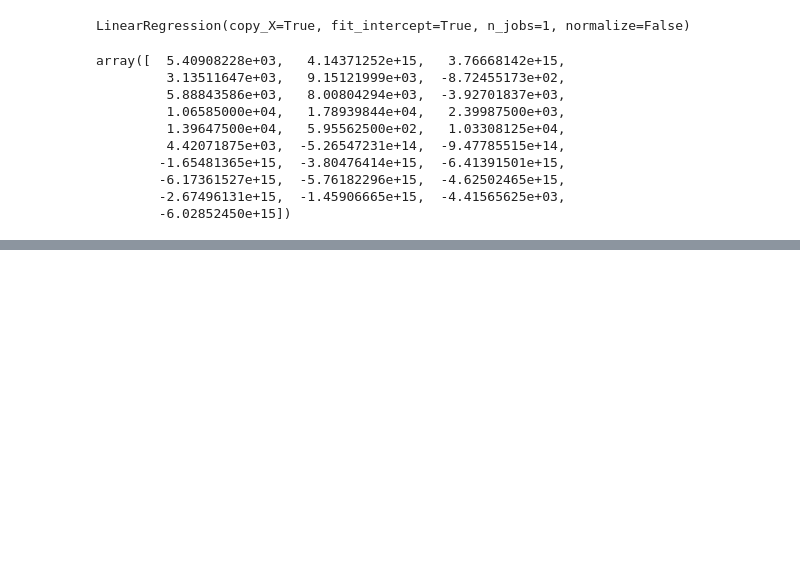
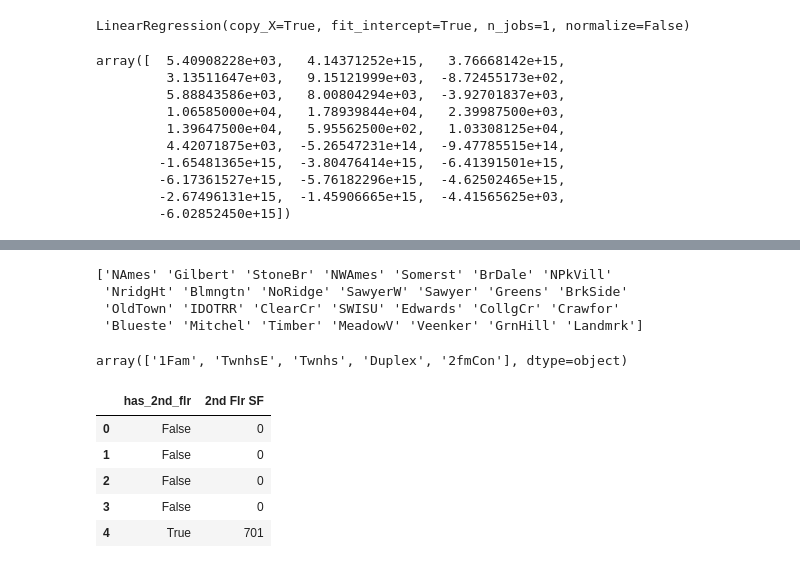
Before and after one commit to Brionnic/sturdy-umbrella, a Jupyter notebook: notebooks/Ames_Housing_Prices_Regression_Ensemble.ipynb, the cells around one changed output, grey strips where cells are left out. Cells and saved outputs as stored; diff of their text form; code cells hidden in the pictures; blank space fills up the shorter version.

```diff
--- a/notebooks/Ames_Housing_Prices_Regression_Ensemble.ipynb
+++ b/notebooks/Ames_Housing_Prices_Regression_Ensemble.ipynb
@@ -657,0 +936,39 @@ array([  5.40908228e+03,   4.14371252e+15,   3.76668142e+15,
+# %%
+print raw_data.loc[:,"Neighborhood"].unique()
+boink = pd.get_dummies(raw_data.loc[:,"Neighborhood"])
+keys = boink.keys()
+new_keys = ["neigh_" + key.lower() for key in keys]
+boink.columns = new_keys
+# %% [output]
+['NAmes' 'Gilbert' 'StoneBr' 'NWAmes' 'Somerst' 'BrDale' 'NPkVill'
+ 'NridgHt' 'Blmngtn' 'NoRidge' 'SawyerW' 'Sawyer' 'Greens' 'BrkSide'
+ 'OldTown' 'IDOTRR' 'ClearCr' 'SWISU' 'Edwards' 'CollgCr' 'Crawfor'
+ 'Blueste' 'Mitchel' 'Timber' 'MeadowV' 'Veenker' 'GrnHill' 'Landmrk']
+# %%
+raw_data.loc[:,"Bldg Type"].unique()
+
+def dummify(column, col_text):
+    '''
+    take in categorical column and convert it to flagged dummy columns
+    '''
+    boink = pd.get_dummies(raw_data.loc[:,column])
+    keys = boink.keys()
+    new_keys = [col_text + key.lower() for key in keys]
+    boink.columns = new_keys
+# %% [output]
+array(['1Fam', 'TwnhsE', 'Twnhs', 'Duplex', '2fmCon'], dtype=object)
+# %%
+raw_data.loc[:,"has_2nd_flr"] = raw_data.loc[:,"2nd Flr SF"] != 0
+
+temp = raw_data["has_2nd_flr"]
+
+temp = pd.concat((temp, raw_data.loc[:,"2nd Flr SF"]), axis=1)
+
+temp.head()
+# %% [output]
+|  | has_2nd_flr | 2nd Flr SF |
+| 0 | False | 0 |
+| 1 | False | 0 |
+| 2 | False | 0 |
+| 3 | False | 0 |
+| 4 | True | 701 |
```
Also changed, not shown: parts of 13 cells of this notebook, 7 other files.
